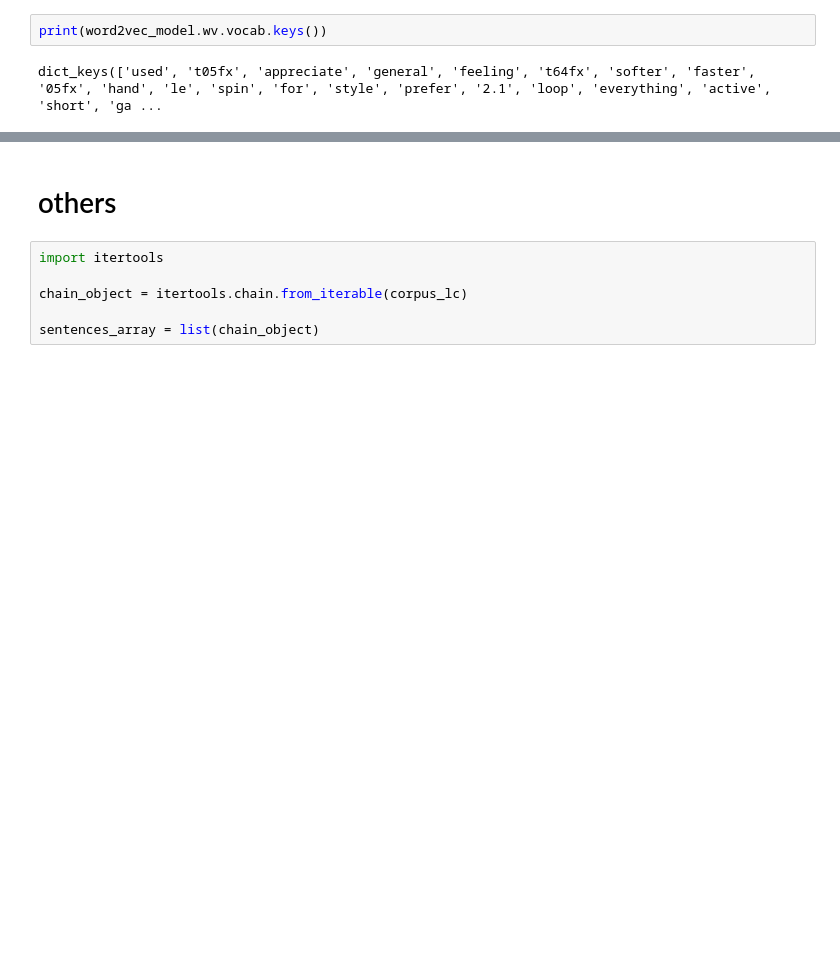
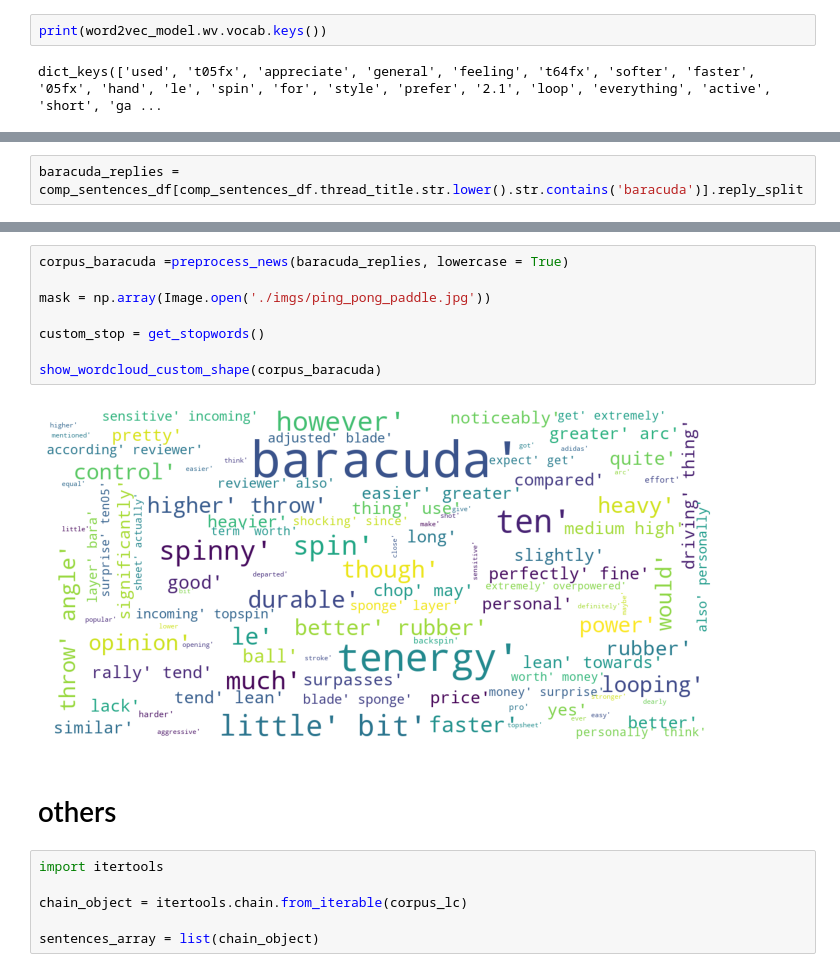
Before and after one commit to vionwinnie/ds4a-t15-tableTennis-product-review, a Jupyter notebook: EDA/comparative_sentences_EDA.ipynb, the cells around one changed output, grey strips where cells are left out. Cells and saved outputs as stored; diff of their text form; blank space fills up the shorter version.

```diff
--- a/EDA/comparative_sentences_EDA.ipynb
+++ b/EDA/comparative_sentences_EDA.ipynb
@@ -562,0 +578,2 @@ word2vec_model.wv.most_similar('faster')
+# %%
+baracuda_replies = comp_sentences_df[comp_sentences_df.thread_title.str.lower().str.contains('baracuda')].reply_split
@@ -563,3 +607,13 @@ word2vec_model.wv.most_similar('faster')
+# %%
+corpus_baracuda =preprocess_news(baracuda_replies, lowercase = True)
+
+mask = np.array(Image.open('./imgs/ping_pong_paddle.jpg'))
+
+custom_stop = get_stopwords()
+
+show_wordcloud_custom_shape(corpus_baracuda)
+# %% [output]
+[figure, added]
 # %% [markdown]
 # others
 # %%
```
Also changed, not shown: parts of 18 cells of this notebook.
